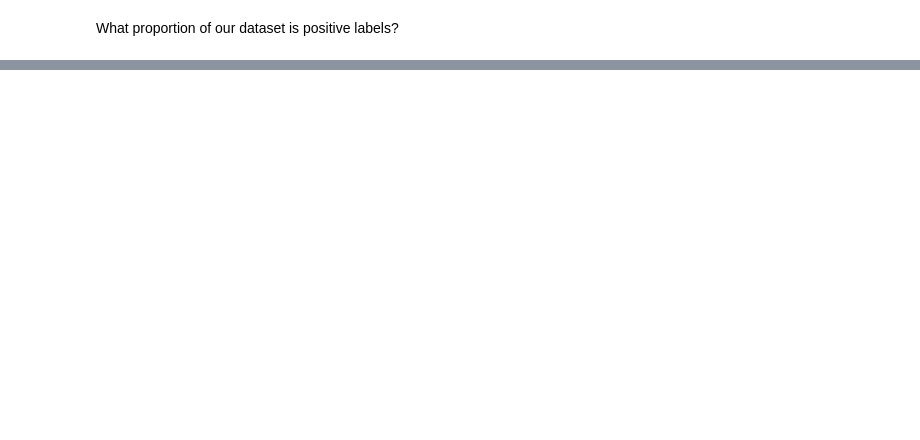
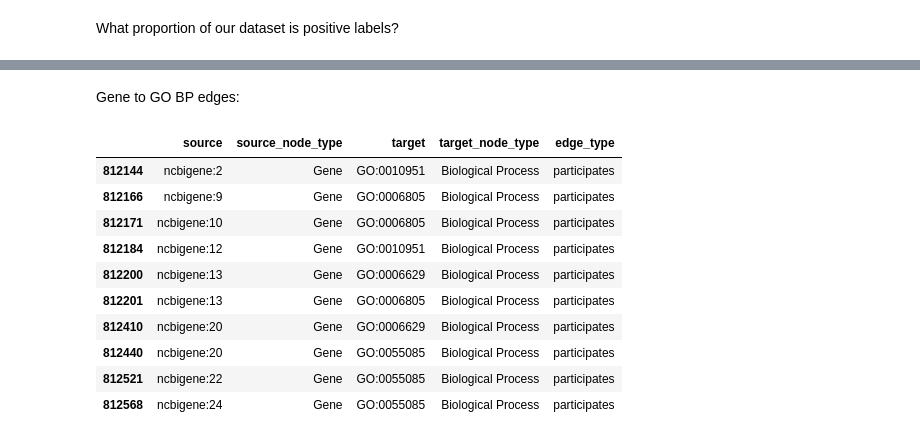
Before and after one commit to laurendelong21/MoA-Net, a Jupyter notebook: notebooks/enrichment.ipynb, the cells around one changed output, grey strips where cells are left out. Cells and saved outputs as stored; diff of their text form; code cells hidden in the pictures; blank space fills up the shorter version.

Commit message:
Combined all edges into a KG for metagraph generation

```diff
--- a/notebooks/enrichment.ipynb
+++ b/notebooks/enrichment.ipynb
@@ -601,0 +678,22 @@ len(usable_drug_bps) / (len(usable_drug_bps['chembl_idx'].unique()) * len(bp_ove
+# %% [markdown]
+Gene to GO BP edges:
+# %%
+usable_prot_bps['source_node_type'] = ['Gene' for i in range(len(usable_prot_bps))]
+usable_prot_bps['target_node_type'] = ['Biological Process' for i in range(len(usable_prot_bps))]
+usable_prot_bps['edge_type'] = ['participates' for i in range(len(usable_prot_bps))]
+usable_prot_bps.rename(columns={'GeneID': 'source',
+                                'GO_ID': 'target'}, inplace=True)
+usable_prot_bps = usable_prot_bps[['source', 'source_node_type', 'target','target_node_type', 'edge_type']]
+usable_prot_bps.head(10)
+# %% [output]
+|  | source | source_node_type | target | target_node_type | edge_type |
+| 812144 | ncbigene:2 | Gene | GO:0010951 | Biological Process | participates |
+| 812166 | ncbigene:9 | Gene | GO:0006805 | Biological Process | participates |
+| 812171 | ncbigene:10 | Gene | GO:0006805 | Biological Process | participates |
+| 812184 | ncbigene:12 | Gene | GO:0010951 | Biological Process | participates |
+| 812200 | ncbigene:13 | Gene | GO:0006629 | Biological Process | participates |
+| 812201 | ncbigene:13 | Gene | GO:0006805 | Biological Process | participates |
+| 812410 | ncbigene:20 | Gene | GO:0006629 | Biological Process | participates |
+| 812440 | ncbigene:20 | Gene | GO:0055085 | Biological Process | participates |
+| 812521 | ncbigene:22 | Gene | GO:0055085 | Biological Process | participates |
+| 812568 | ncbigene:24 | Gene | GO:0055085 | Biological Process | participates |
```
Also changed, not shown: parts of 26 cells of this notebook.
